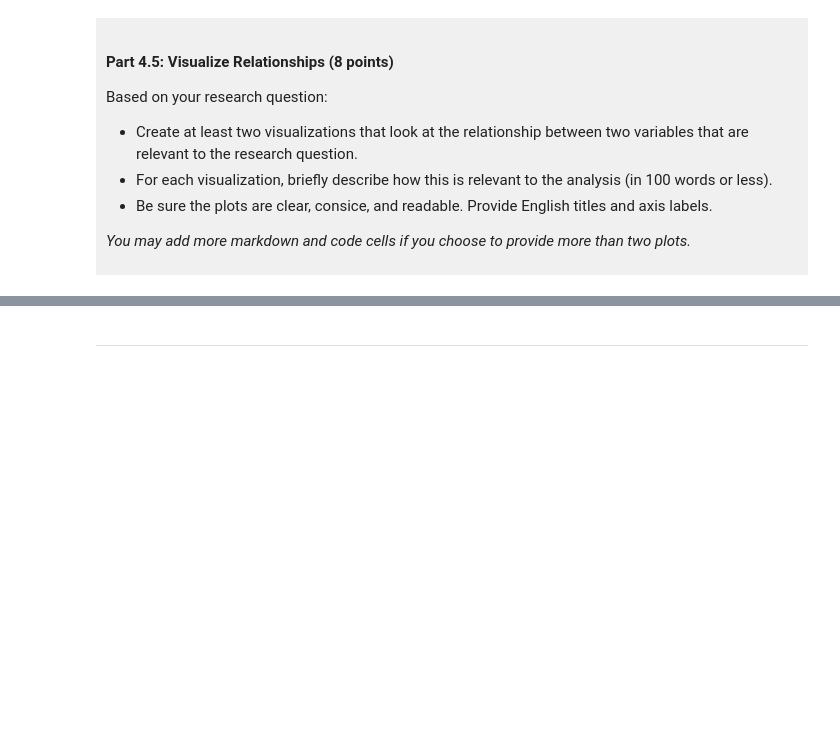
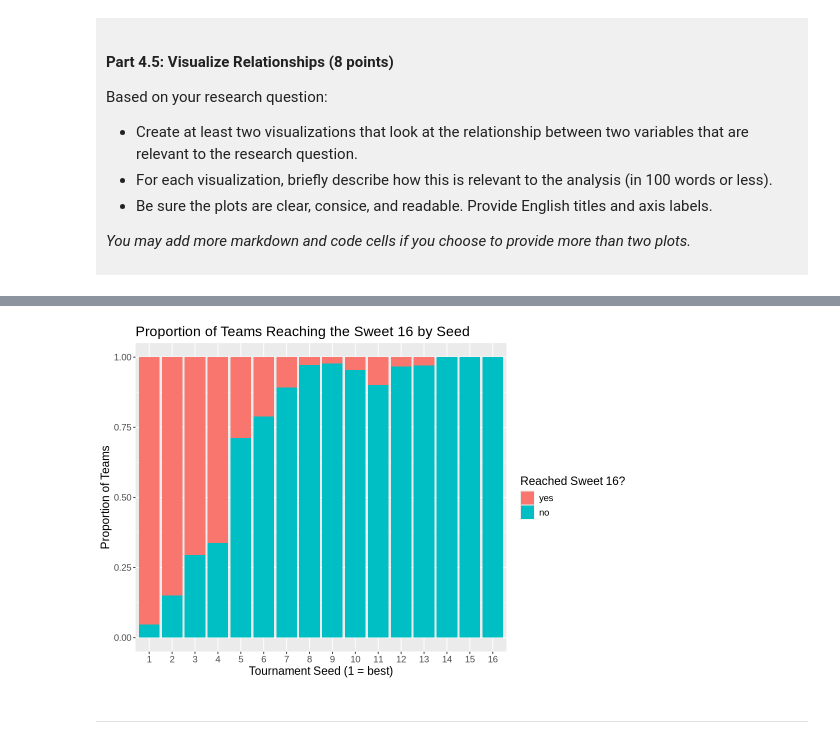
Before and after one commit to akkurtahmet589-ui/dsci-100-project-ahmet-akkurt, a Jupyter notebook: dsci-100-project-notebook.ipynb, the cells around one changed output, grey strips where cells are left out. Cells and saved outputs as stored; diff of their text form; code cells hidden in the pictures; blank space fills up the shorter version.

```diff
--- a/dsci-100-project-notebook.ipynb
+++ b/dsci-100-project-notebook.ipynb
@@ -337,5 +418,18 @@ Visualization 2: %%% EDIT THIS MARKDOWN CELL%%%
 # %%
-### EDIT THIS CODE CELL FOR VISUALIZATION 2###
+options(repr.plot.width = 9, repr.plot.height = 6)
+
+seed_sweet16_plot <- w_basketball_tidy |>
+    ggplot(aes(x = as_factor(seed), fill = sweet_16)) +
+    geom_bar(position = "fill") +
+    labs(x = "Tournament Seed (1 = best)",
+         y = "Proportion of Teams",
+         fill = "Reached Sweet 16?",
+         title = "Proportion of Teams Reaching the Sweet 16 by Seed") +
+    theme(text = element_text(size = 14))
+
+seed_sweet16_plot
+# %% [output]
+[figure, added]
 # %% [markdown]
 ------
 # %% [markdown]
```
Also changed, not shown: parts of 8 cells of this notebook.
